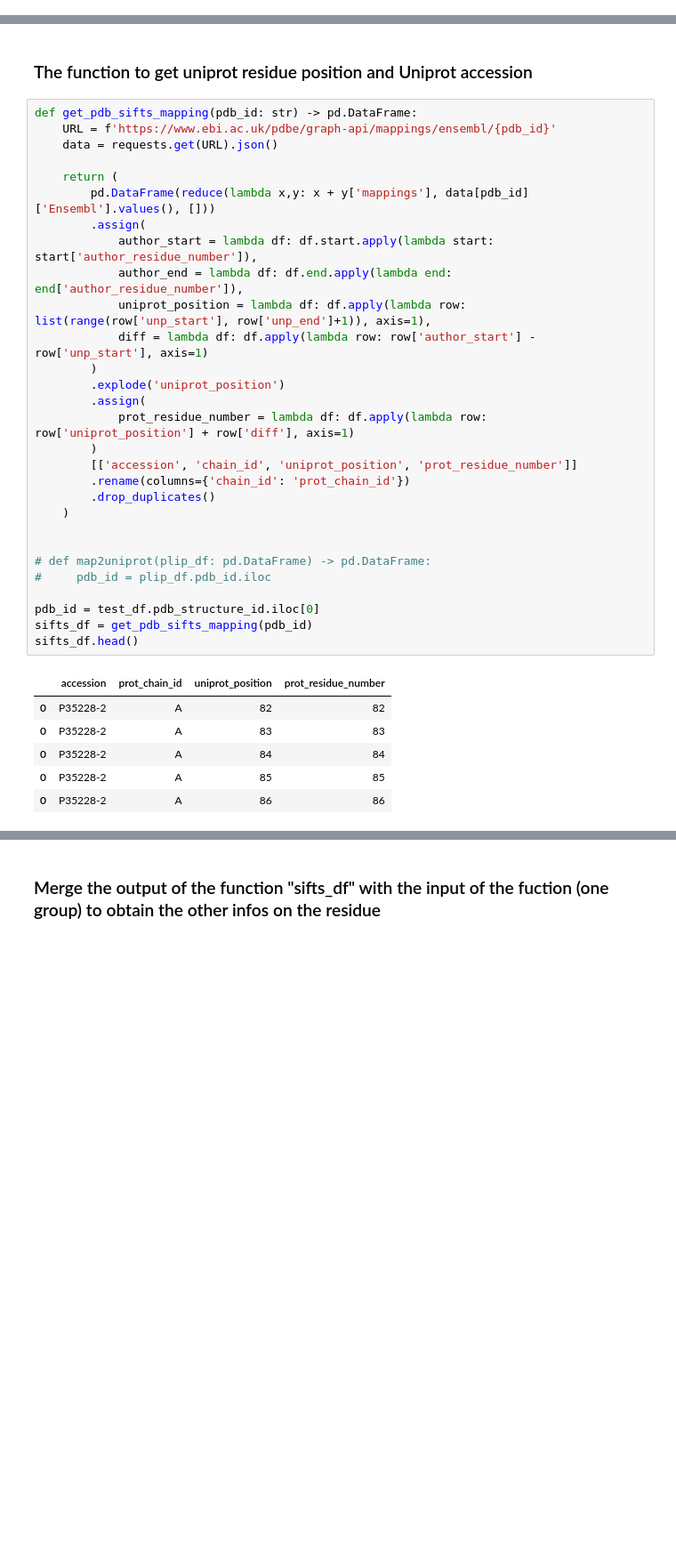
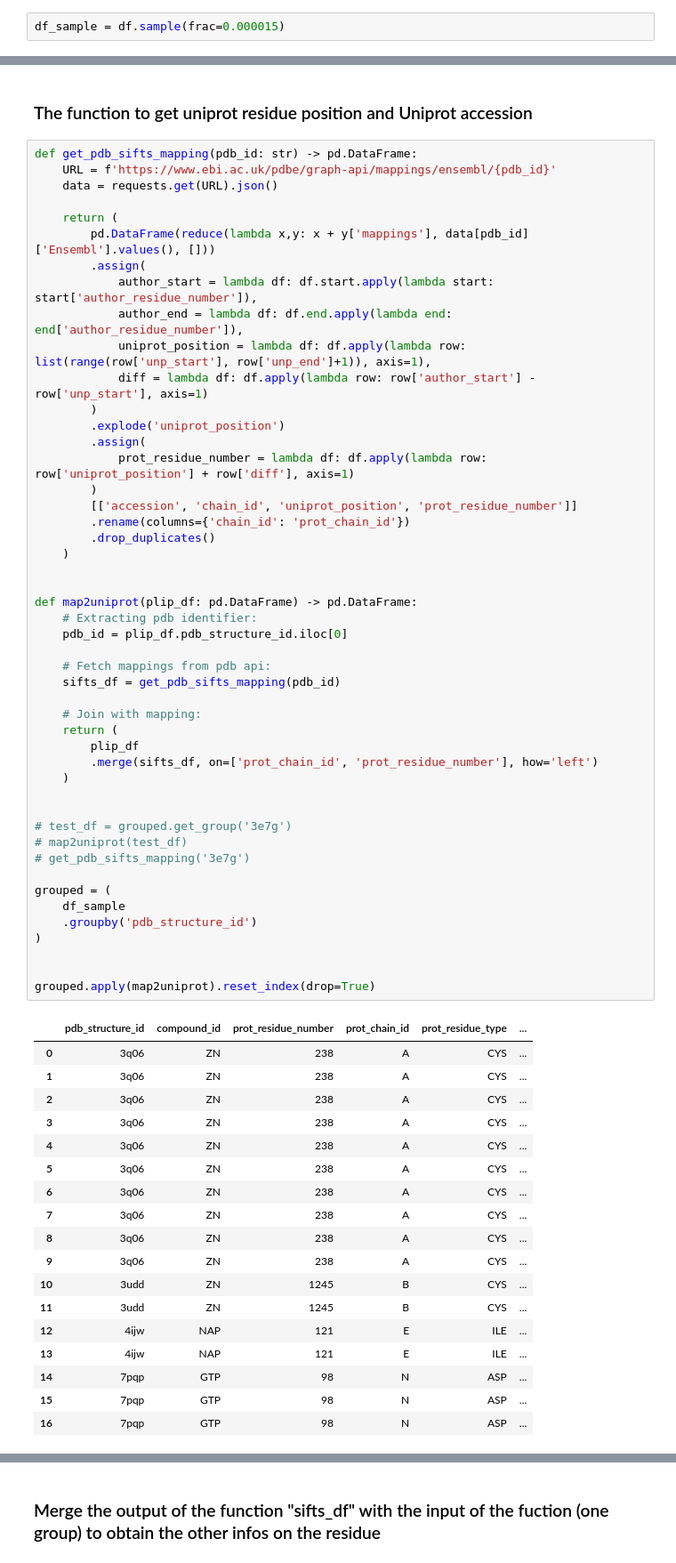
Before and after one commit to MarineGirardey/OpenTargetInternship, a Jupyter notebook: scripts/investigation_genomic_loc_3.ipynb, the cells around one changed output, grey strips where cells are left out. Shown: that part at 89% size. Cells and saved outputs as stored; diff of their text form; blank space fills up the shorter version.

Commit message:
almost final version to find genomic position

```diff
--- a/scripts/investigation_genomic_loc_3.ipynb
+++ b/scripts/investigation_genomic_loc_3.ipynb
@@ -61,3 +61,5 @@ df.head()
 | 2 | 13gs | SAS | 10 | A | VAL | ... |
 | 3 | 13gs | SAS | 13 | A | ARG | ... |
 | 4 | 13gs | SAS | 35 | B | VAL | ... |
+# %%
+df_sample = df.sample(frac=0.000015)
@@ -82,36 +74,67 @@ test_df.head()
 # %%
 def get_pdb_sifts_mapping(pdb_id: str) -> pd.DataFrame:
     URL = f'https://www.ebi.ac.uk/pdbe/graph-api/mappings/ensembl/{pdb_id}'
     data = requests.get(URL).json()
 
     return (
         pd.DataFrame(reduce(lambda x,y: x + y['mappings'], data[pdb_id]['Ensembl'].values(), []))
         .assign(
             author_start = lambda df: df.start.apply(lambda start: start['author_residue_number']),
             author_end = lambda df: df.end.apply(lambda end: end['author_residue_number']),
             uniprot_position = lambda df: df.apply(lambda row: list(range(row['unp_start'], row['unp_end']+1)), axis=1),
             diff = lambda df: df.apply(lambda row: row['author_start'] - row['unp_start'], axis=1)
         )
         .explode('uniprot_position')
         .assign(
             prot_residue_number = lambda df: df.apply(lambda row: row['uniprot_position'] + row['diff'], axis=1)
         )
         [['accession', 'chain_id', 'uniprot_position', 'prot_residue_number']]
         .rename(columns={'chain_id': 'prot_chain_id'})
         .drop_duplicates()
     )
 
 
-# def map2uniprot(plip_df: pd.DataFrame) -> pd.DataFrame:
-#     pdb_id = plip_df.pdb_id.iloc
+def map2uniprot(plip_df: pd.DataFrame) -> pd.DataFrame:
+    # Extracting pdb identifier:
+    pdb_id = plip_df.pdb_structure_id.iloc[0]
 
-pdb_id = test_df.pdb_structure_id.iloc[0]
-sifts_df = get_pdb_sifts_mapping(pdb_id)
-sifts_df.head()
+    # Fetch mappings from pdb api:
+    sifts_df = get_pdb_sifts_mapping(pdb_id)
+
+    # Join with mapping:
+    return (
+        plip_df
+        .merge(sifts_df, on=['prot_chain_id', 'prot_residue_number'], how='left')
+    )
+
+
+# test_df = grouped.get_group('3e7g')
+# map2uniprot(test_df)
+# get_pdb_sifts_mapping('3e7g')
+
+grouped = (
+    df_sample
+    .groupby('pdb_structure_id')
+)
+
+
+grouped.apply(map2uniprot).reset_index(drop=True)
 # %% [output]
-|  | accession | prot_chain_id | uniprot_position | prot_residue_number |
-| 0 | P35228-2 | A | 82 | 82 |
-| 0 | P35228-2 | A | 83 | 83 |
-| 0 | P35228-2 | A | 84 | 84 |
-| 0 | P35228-2 | A | 85 | 85 |
-| 0 | P35228-2 | A | 86 | 86 |
+|  | pdb_structure_id | compound_id | prot_residue_number | prot_chain_id | prot_residue_type | ... |
+| 0 | 3q06 | ZN | 238 | A | CYS | ... |
+| 1 | 3q06 | ZN | 238 | A | CYS | ... |
+| 2 | 3q06 | ZN | 238 | A | CYS | ... |
+| 3 | 3q06 | ZN | 238 | A | CYS | ... |
+| 4 | 3q06 | ZN | 238 | A | CYS | ... |
+| 5 | 3q06 | ZN | 238 | A | CYS | ... |
+| 6 | 3q06 | ZN | 238 | A | CYS | ... |
+| 7 | 3q06 | ZN | 238 | A | CYS | ... |
+| 8 | 3q06 | ZN | 238 | A | CYS | ... |
+| 9 | 3q06 | ZN | 238 | A | CYS | ... |
+| 10 | 3udd | ZN | 1245 | B | CYS | ... |
+| 11 | 3udd | ZN | 1245 | B | CYS | ... |
+| 12 | 4ijw | NAP | 121 | E | ILE | ... |
+| 13 | 4ijw | NAP | 121 | E | ILE | ... |
+| 14 | 7pqp | GTP | 98 | N | ASP | ... |
+| 15 | 7pqp | GTP | 98 | N | ASP | ... |
+| 16 | 7pqp | GTP | 98 | N | ASP | ... |
```
Also changed, not shown: parts of 12 cells of this notebook.
